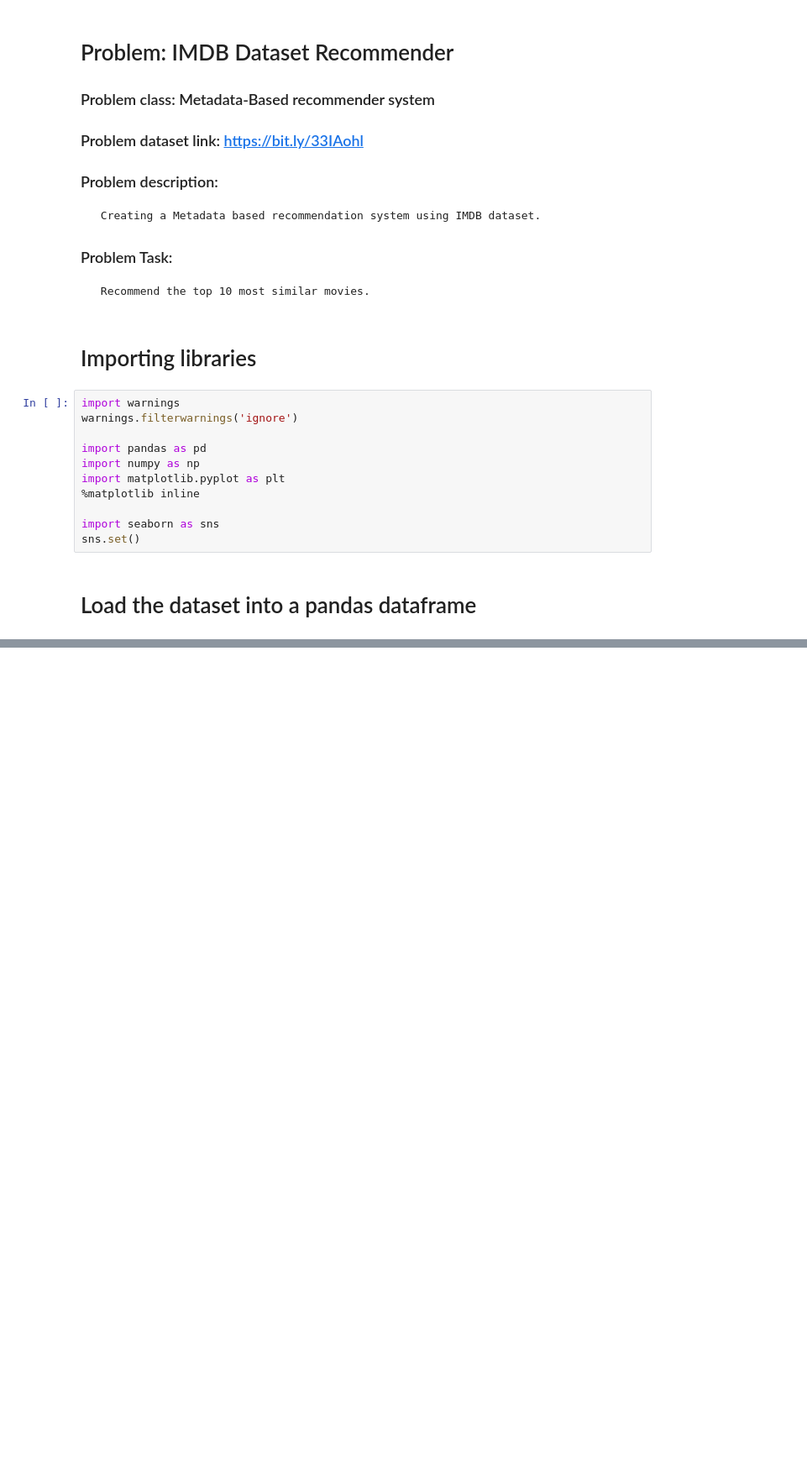
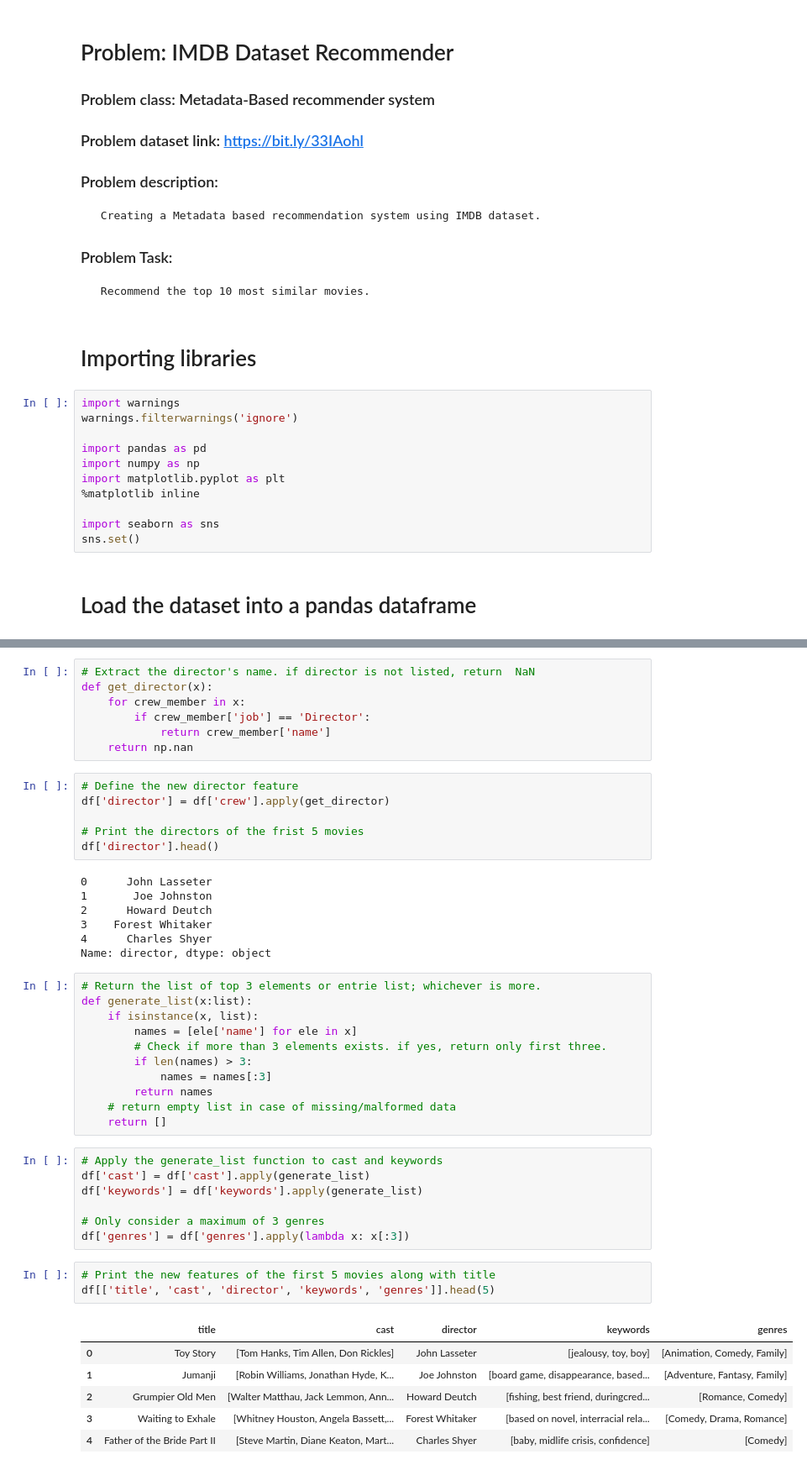
Before and after one commit to Rezwanul-Haque/recommendation_system_projects, a Jupyter notebook: Content-based-Recommenders/Metadata-Based-Recommender.ipynb, the cells around one changed output, grey strips where cells are left out. Shown at 84% size. Cells and saved outputs as stored; diff of their text form; blank space fills up the shorter version.

```diff
--- a/Content-based-Recommenders/Metadata-Based-Recommender.ipynb
+++ b/Content-based-Recommenders/Metadata-Based-Recommender.ipynb
@@ -39,0 +129,48 @@ df.head()
+# %%
+# Extract the director's name. if director is not listed, return  NaN
+def get_director(x):
+    for crew_member in x:
+        if crew_member['job'] == 'Director':
+            return crew_member['name']
+    return np.nan
+# %%
+# Define the new director feature
+df['director'] = df['crew'].apply(get_director)
+
+# Print the directors of the frist 5 movies
+df['director'].head()
+# %% [output]
+0      John Lasseter
+1       Joe Johnston
+2      Howard Deutch
+3    Forest Whitaker
+4      Charles Shyer
+Name: director, dtype: object
+# %%
+# Return the list of top 3 elements or entrie list; whichever is more.
+def generate_list(x:list):
+    if isinstance(x, list):
+        names = [ele['name'] for ele in x]
+        # Check if more than 3 elements exists. if yes, return only first three.
+        if len(names) > 3:
+            names = names[:3]
+        return names
+    # return empty list in case of missing/malformed data
+    return []
+# %%
+# Apply the generate_list function to cast and keywords
+df['cast'] = df['cast'].apply(generate_list)
+df['keywords'] = df['keywords'].apply(generate_list)
+
+# Only consider a maximum of 3 genres
+df['genres'] = df['genres'].apply(lambda x: x[:3])
+# %%
+# Print the new features of the first 5 movies along with title
+df[['title', 'cast', 'director', 'keywords', 'genres']].head(5)
+# %% [output]
+|  | title | cast | director | keywords | genres |
+| 0 | Toy Story | [Tom Hanks, Tim Allen, Don Rickles] | John Lasseter | [jealousy, toy, boy] | [Animation, Comedy, Family] |
+| 1 | Jumanji | [Robin Williams, Jonathan Hyde, K... | Joe Johnston | [board game, disappearance, based... | [Adventure, Fantasy, Family] |
+| 2 | Grumpier Old Men | [Walter Matthau, Jack Lemmon, Ann... | Howard Deutch | [fishing, best friend, duringcred... | [Romance, Comedy] |
+| 3 | Waiting to Exhale | [Whitney Houston, Angela Bassett,... | Forest Whitaker | [based on novel, interracial rela... | [Comedy, Drama, Romance] |
+| 4 | Father of the Bride Part II | [Steve Martin, Diane Keaton, Mart... | Charles Shyer | [baby, midlife crisis, confidence] | [Comedy] |
```
Also changed, not shown: parts of 25 cells of this notebook.
